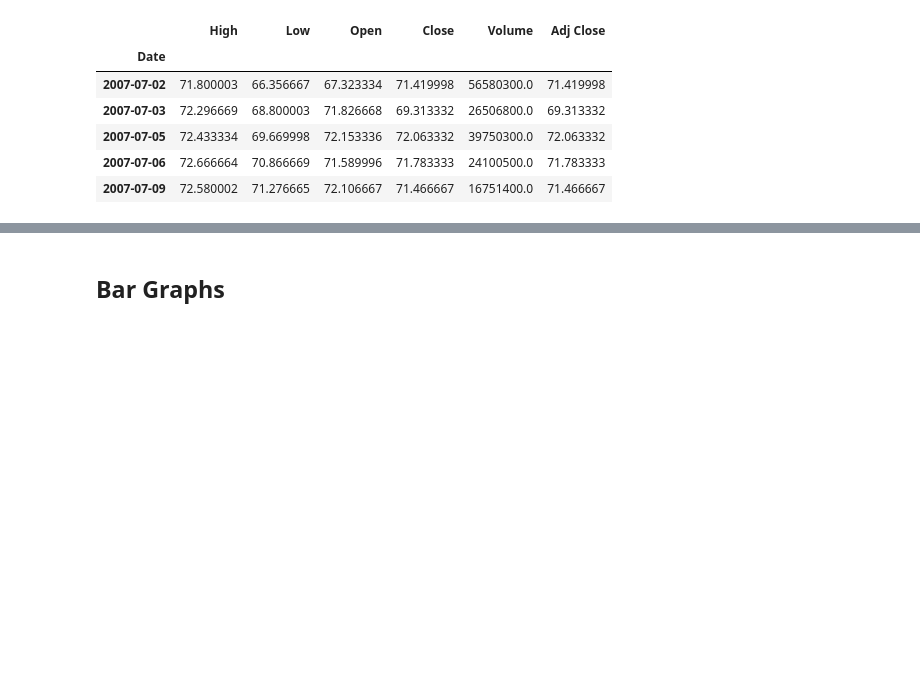
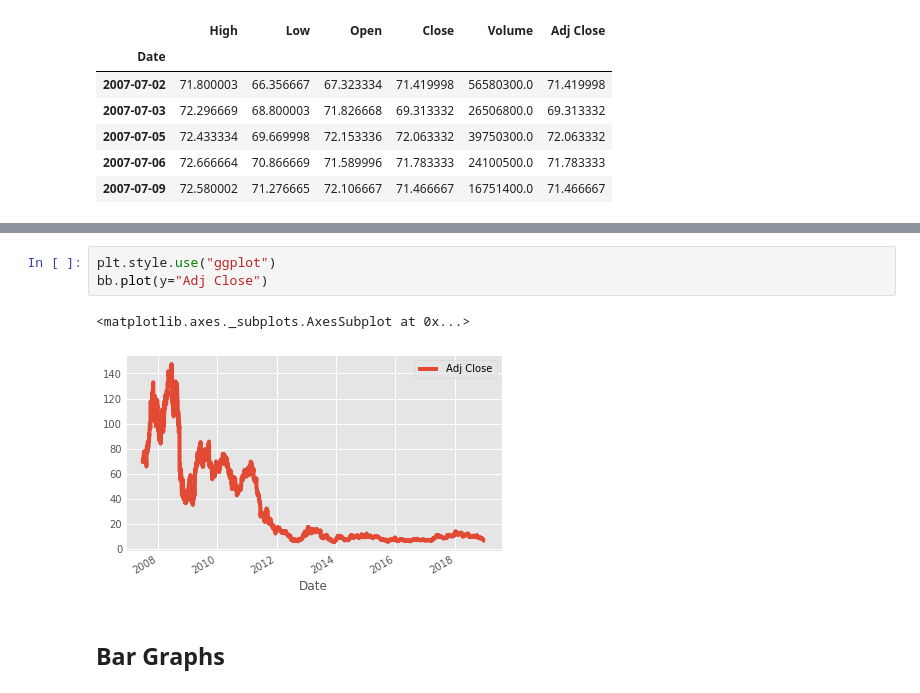
Before and after one commit to rsolter/Udemy-Courses, a Jupyter notebook: Udemy - Data Analysis with Pandas and Python/Section 13 - Visualization.ipynb, the cells around one changed output, grey strips where cells are left out. Saved outputs shown, nothing was run; the diff lists cells and outputs as text; blank space fills up the shorter version.

```diff
--- a/Udemy - Data Analysis with Pandas and Python/Section 13 - Visualization.ipynb
+++ b/Udemy - Data Analysis with Pandas and Python/Section 13 - Visualization.ipynb
@@ -39,2 +80,8 @@ bb[["High","Low"]].plot()
+# %%
+plt.style.use("ggplot")
+bb.plot(y="Adj Close")
+# %% [output]
+<matplotlib.axes._subplots.AxesSubplot at 0x...>
+[figure, added]
 # %% [markdown]
 ## Bar Graphs
```
Also changed, not shown: parts of 25 cells of this notebook.
